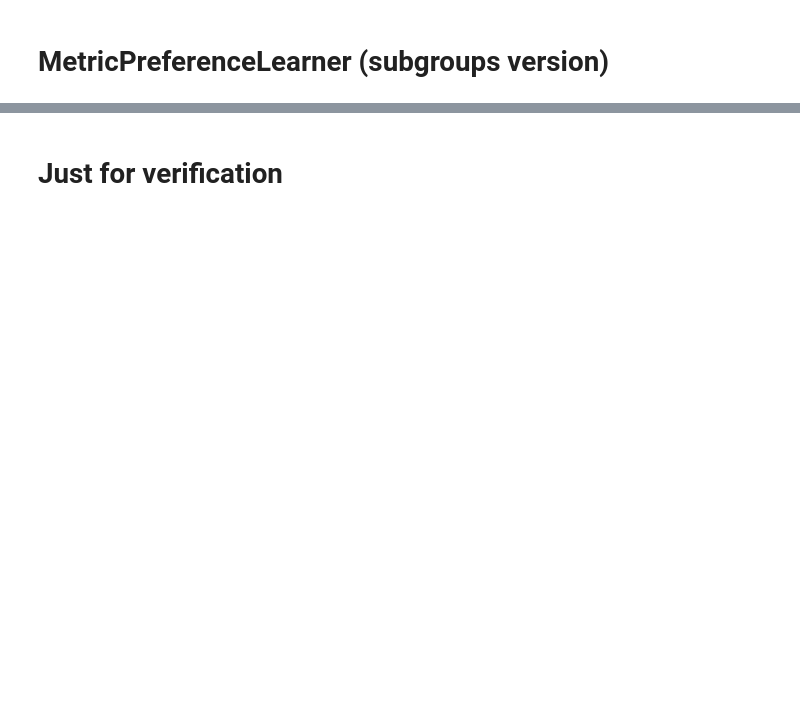
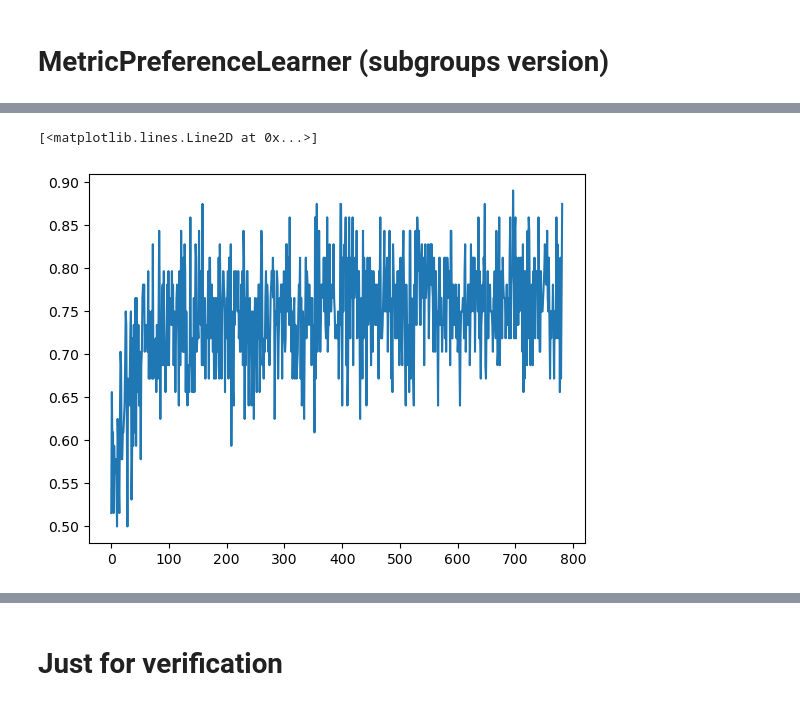
Before and after one commit to ChenDaiwei-99/multiuser-metric-preference, a Jupyter notebook: tmp_torch_module_subgroups_daiwei.ipynb, the cells around one changed output, grey strips where cells are left out. Saved outputs shown, nothing was run; the diff lists cells and outputs as text; code cells hidden in the pictures; blank space fills up the shorter version.

```diff
--- a/tmp_torch_module_subgroups_daiwei.ipynb
+++ b/tmp_torch_module_subgroups_daiwei.ipynb
@@ -407,0 +431,5 @@ for x,y in train_dataloader:
+# %%
+plt.plot(train_stats['train_accu_record'])
+# %% [output]
+[<matplotlib.lines.Line2D at 0x...>]
+[figure, added]
```
Also changed, not shown: parts of 22 cells of this notebook, 5 other files.
